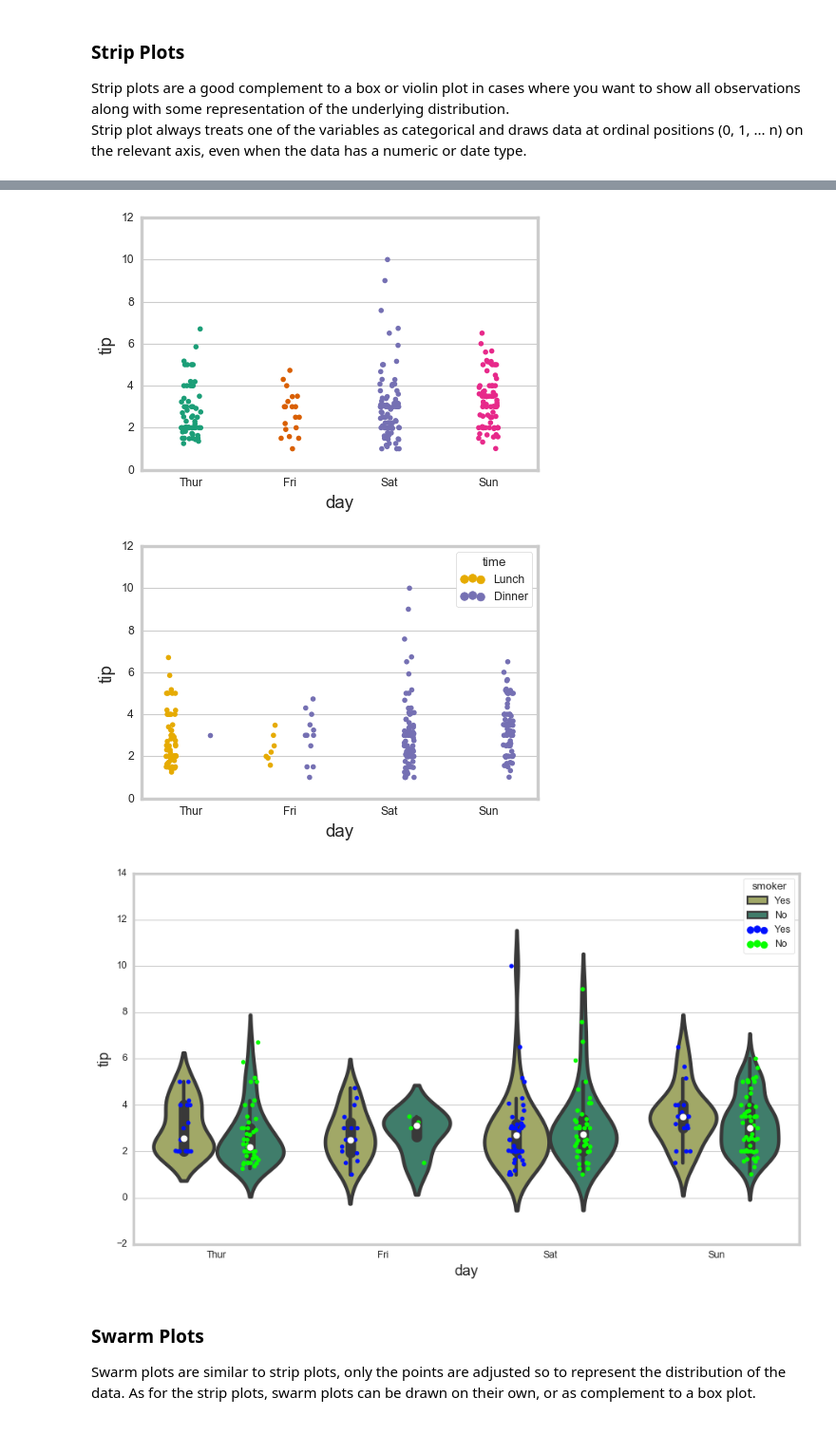
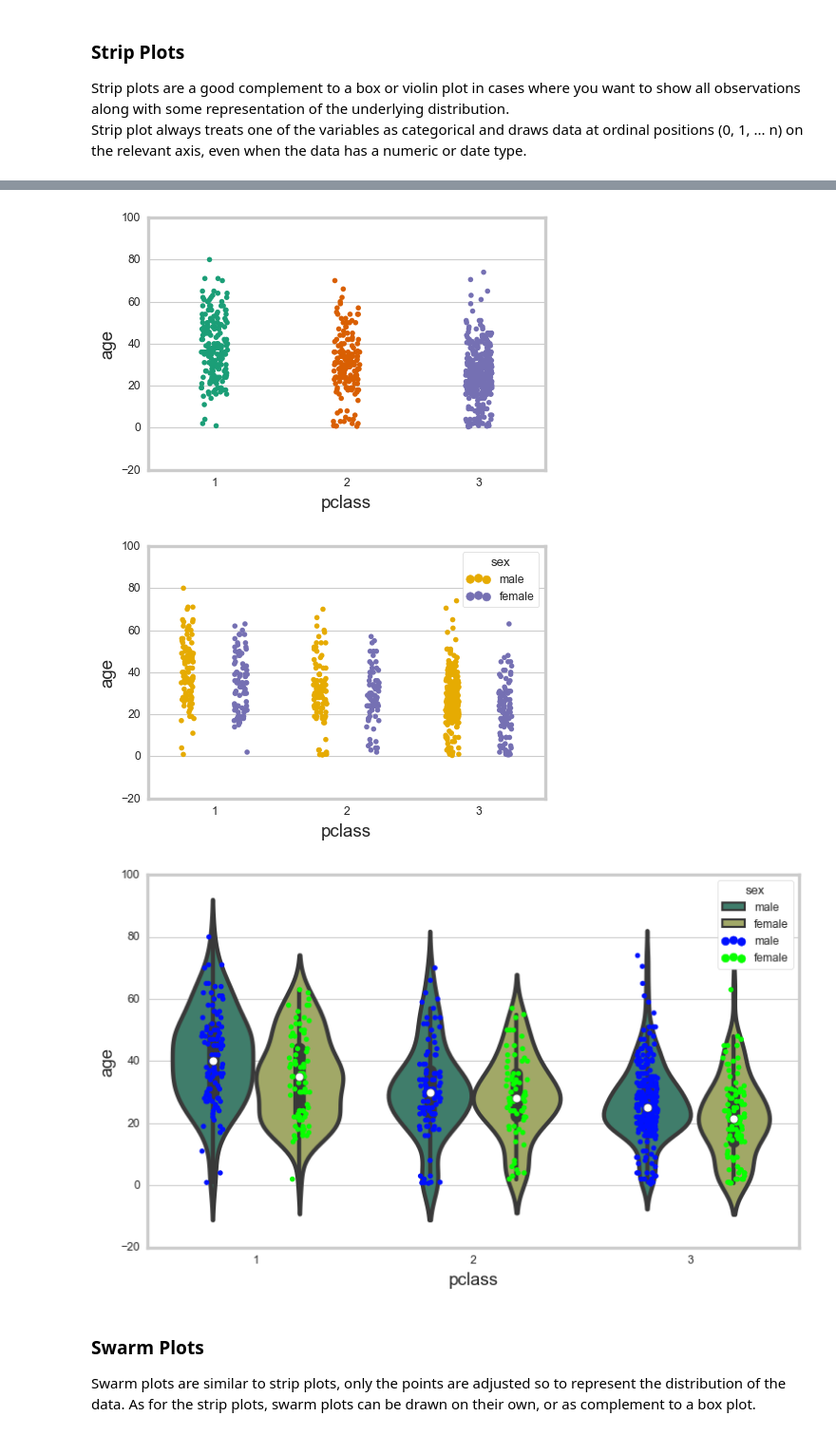
Before and after one commit to skacem/TIL, a Jupyter notebook: seaborn_intro.ipynb, the cells around one changed output, grey strips where cells are left out. Shown at 95% size. Drawn from its saved outputs; the diff is of its cells as text; code cells hidden in the pictures.

```diff
--- a/seaborn_intro.ipynb
+++ b/seaborn_intro.ipynb
@@ -317,6 +317,6 @@ Strip plots are a good complement to a box or violin plot in cases where you wan
 Strip plot always treats one of the variables as categorical and draws data at ordinal positions (0, 1, ... n) on the relevant axis, even when the data has a numeric or date type.
 # %%
 # Let's work with another dataset
-tips = sns.load_dataset("tips")
-tips.sample(5)
+titanic = sns.load_dataset("titanic")
+titanic.sample(5)
 # %% [output]
@@ -329,35 +329,35 @@ tips.sample(5)
 # %%
 plt.rcParams["figure.figsize"] = 6, 4
-sns.stripplot(x=tips['day'],
-              y=tips['tip'],
+sns.stripplot(x=titanic['pclass'],
+              y=titanic['age'],
               palette='Dark2');
 # %% [output]
-[figure, old version]
+[figure, new version]
 # %%
 # lets make a simple strip plots with a hue element
-sns.stripplot(x=tips['day'],
-              y=tips['tip'],
+sns.stripplot(x=titanic['pclass'],
+              y=titanic['age'],
               palette='Dark2_r',
               dodge=True,
-              hue=tips['time']);
+              hue=titanic['sex']);
 # %% [output]
-[figure, old version]
+[figure, new version]
 # %%
-plt.rcParams["figure.figsize"] = 12, 7
+plt.rcParams["figure.figsize"] = 10, 6
 
-g = sns.stripplot(x=tips['day'],
-                  y=tips['tip'],
+g = sns.stripplot(x=titanic['pclass'],
+                  y=titanic['age'],
                   palette='hsv_r',
                   dodge=True,
-                  hue=tips['smoker'])
+                  hue=titanic['sex'])
 
-sns.violinplot(x=tips['day'],
-              y=tips['tip'],
-              palette='gist_earth_r',
+sns.violinplot(x=titanic['pclass'],
+              y=titanic['age'],
+              palette='gist_earth',
               dodge=True,
-              hue=tips['smoker']);
+              hue=titanic['sex']);
 # %% [output]
-[figure, old version]
+[figure, new version]
 # %% [markdown]
 ### Swarm Plots
 
```
Also changed, not shown: parts of 18 cells of this notebook.
